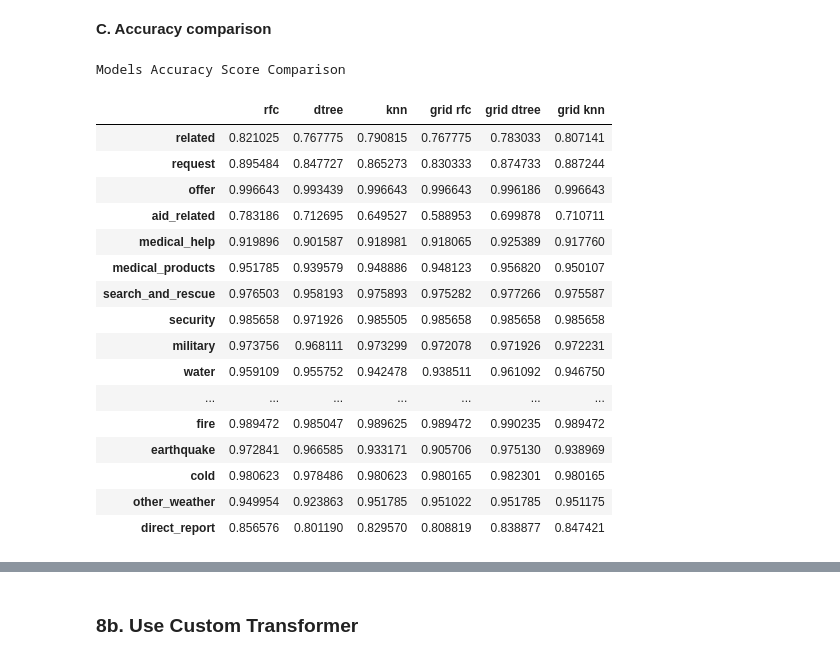
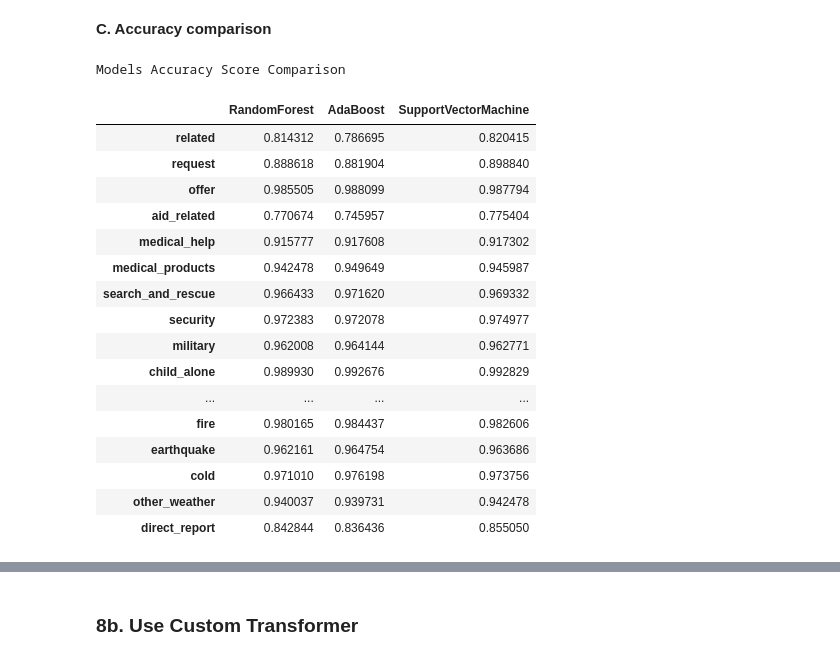
Before and after one commit to cliffyb824/Disaster-Response-App, a Jupyter notebook: models/ML Pipeline Preparation.ipynb, the cells around one changed output, grey strips where cells are left out. Saved outputs shown, nothing was run; the diff lists cells and outputs as text; code cells hidden in the pictures.

```diff
--- a/models/ML Pipeline Preparation.ipynb
+++ b/models/ML Pipeline Preparation.ipynb
@@ -544,0 +318,6 @@ knn_accuracy = (y_knn_pred == y_test).mean()
+# %%
+SVC_pipe = Pipeline([
+    ('vect', CountVectorizer(tokenizer=tokenize)),
+    ('tfidf', TfidfTransformer()),
+    ('clf', MultiOutputClassifier(SVC()))
+])
@@ -544,0 +344,2 @@ knn_accuracy = (y_knn_pred == y_test).mean()
+# %%
+SVC_pipe.fit(X_train,Y_train)
@@ -544,0 +351,4 @@ knn_accuracy = (y_knn_pred == y_test).mean()
+# %%
+SVC_pred = SVC_pipe.predict(X_test)
+# %%
+SVC_accuracy = (SVC_pred == Y_test).mean()
@@ -545,32 +368,28 @@ knn_accuracy = (y_knn_pred == y_test).mean()
 # %% [markdown]
 **C. Accuracy comparison**
 # %%
-# model names
-model_names = ['rfc','dtree','knn','grid rfc','grid dtree','grid knn']
-
 # concatenate accuracry scores
-accuracy_df = pd.concat([rfc_test_accuracy, tree_accuracy, knn_accuracy,
-                         gridrfc_test_accuracy,gridtree_test_accuracy,gridknn_test_accuracy],axis=1)
-accuracy_df.columns=model_names
+accuracy_df = pd.concat([Y_test_accuracy, ABC_accuracy, SVC_accuracy],axis=1)
+accuracy_df.columns=['RandomForest','AdaBoost','SupportVectorMachine']
 
 print('Models Accuracy Score Comparison')
 accuracy_df
 # %% [output]
 Models Accuracy Score Comparison
-|  | rfc | dtree | knn | grid rfc | grid dtree | grid knn |
-| related | 0.821025 | 0.767775 | 0.790815 | 0.767775 | 0.783033 | 0.807141 |
-| request | 0.895484 | 0.847727 | 0.865273 | 0.830333 | 0.874733 | 0.887244 |
-| offer | 0.996643 | 0.993439 | 0.996643 | 0.996643 | 0.996186 | 0.996643 |
-| aid_related | 0.783186 | 0.712695 | 0.649527 | 0.588953 | 0.699878 | 0.710711 |
-| medical_help | 0.919896 | 0.901587 | 0.918981 | 0.918065 | 0.925389 | 0.917760 |
-| medical_products | 0.951785 | 0.939579 | 0.948886 | 0.948123 | 0.956820 | 0.950107 |
-| search_and_rescue | 0.976503 | 0.958193 | 0.975893 | 0.975282 | 0.977266 | 0.975587 |
-| security | 0.985658 | 0.971926 | 0.985505 | 0.985658 | 0.985658 | 0.985658 |
-| military | 0.973756 | 0.968111 | 0.973299 | 0.972078 | 0.971926 | 0.972231 |
-| water | 0.959109 | 0.955752 | 0.942478 | 0.938511 | 0.961092 | 0.946750 |
-| ... | ... | ... | ... | ... | ... | ... |
-| fire | 0.989472 | 0.985047 | 0.989625 | 0.989472 | 0.990235 | 0.989472 |
-| earthquake | 0.972841 | 0.966585 | 0.933171 | 0.905706 | 0.975130 | 0.938969 |
-| cold | 0.980623 | 0.978486 | 0.980623 | 0.980165 | 0.982301 | 0.980165 |
-| other_weather | 0.949954 | 0.923863 | 0.951785 | 0.951022 | 0.951785 | 0.951175 |
-| direct_report | 0.856576 | 0.801190 | 0.829570 | 0.808819 | 0.838877 | 0.847421 |
+|  | RandomForest | AdaBoost | SupportVectorMachine |
+| related | 0.814312 | 0.786695 | 0.820415 |
+| request | 0.888618 | 0.881904 | 0.898840 |
+| offer | 0.985505 | 0.988099 | 0.987794 |
+| aid_related | 0.770674 | 0.745957 | 0.775404 |
+| medical_help | 0.915777 | 0.917608 | 0.917302 |
+| medical_products | 0.942478 | 0.949649 | 0.945987 |
+| search_and_rescue | 0.966433 | 0.971620 | 0.969332 |
+| security | 0.972383 | 0.972078 | 0.974977 |
+| military | 0.962008 | 0.964144 | 0.962771 |
+| child_alone | 0.989930 | 0.992676 | 0.992829 |
+| ... | ... | ... | ... |
+| fire | 0.980165 | 0.984437 | 0.982606 |
+| earthquake | 0.962161 | 0.964754 | 0.963686 |
+| cold | 0.971010 | 0.976198 | 0.973756 |
+| other_weather | 0.940037 | 0.939731 | 0.942478 |
+| direct_report | 0.842844 | 0.836436 | 0.855050 |
```
Also changed, not shown: parts of 65 cells of this notebook.
